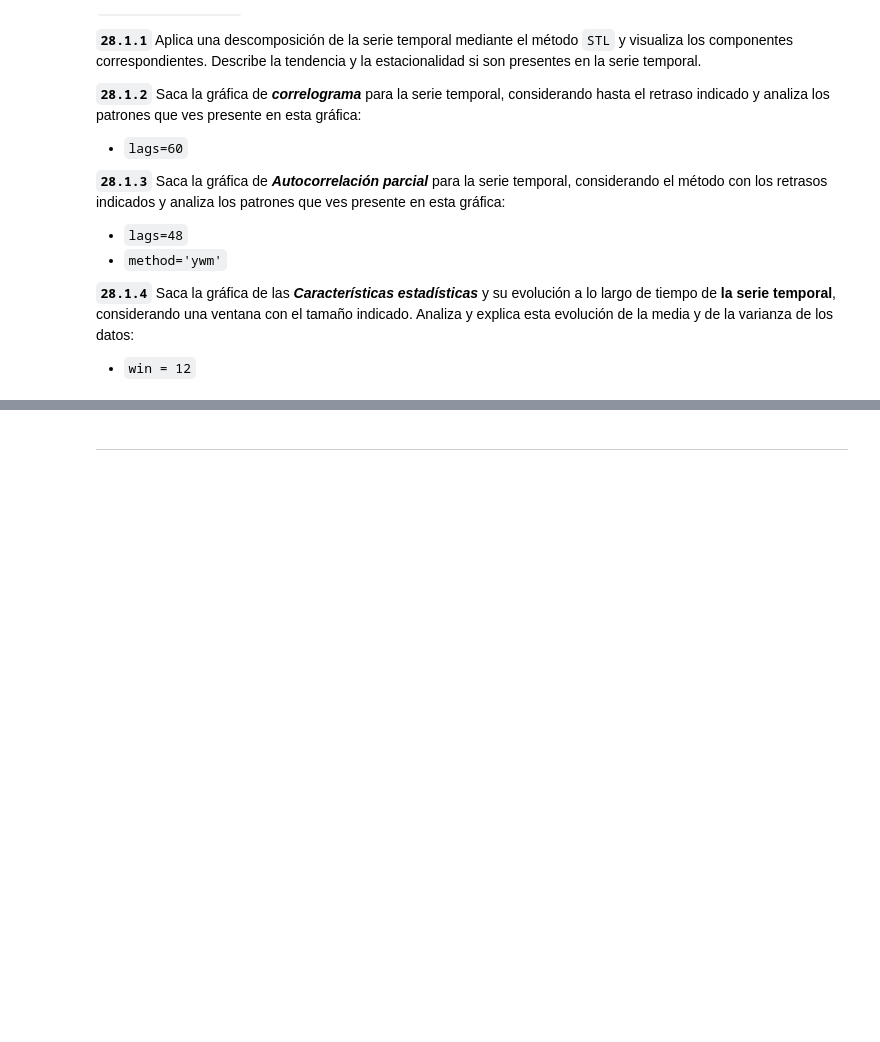
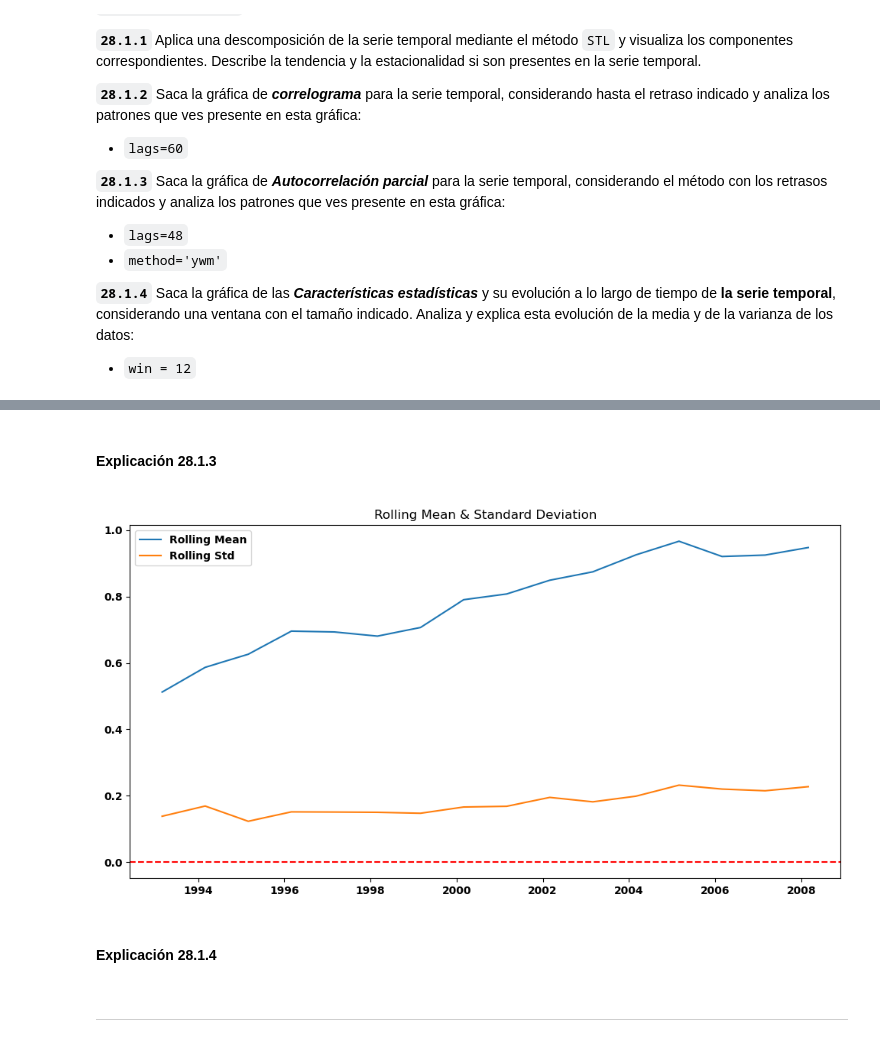
Before and after one commit to AlejandroSanchezMonzon/Analisis-Datos-BIGDATA-2023-2024, a Jupyter notebook: Bloque5/Sesion28-Cierre/Sesion28-Bloque5-Cierre-Series_Temporales-BigData+.ipynb, the cells around one changed output, grey strips where cells are left out. Drawn from its saved outputs; the diff is of its cells as text; code cells hidden in the pictures; blank space fills up the shorter version.

```diff
--- a/Bloque5/Sesion28-Cierre/Sesion28-Bloque5-Cierre-Series_Temporales-BigData+.ipynb
+++ b/Bloque5/Sesion28-Cierre/Sesion28-Bloque5-Cierre-Series_Temporales-BigData+.ipynb
@@ -113,3 +149,23 @@ fig.show()
+# %% [markdown]
+#### Explicación 28.1.3
+>
+# %%
+## Solución 28.1.4
+win = 12
+rolmean = df['venta_h02'].rolling(win).mean().iloc[win-1::win]
+rolstd = df['venta_h02'].rolling(win).std().iloc[win-1::win]
+
+plt.plot(rolmean, label='Rolling Mean')
+plt.plot(rolstd, label = 'Rolling Std')
+plt.axhline(y=0, color='r', linestyle='--')
+plt.title('Rolling Mean & Standard Deviation')
+plt.legend()
+plt.show()
+# %% [output]
+[figure, added]
+# %% [markdown]
+#### Explicación 28.1.4
+>
 # %% [markdown]
 ---
 # %% [markdown]
```
Also changed, not shown: parts of 54 cells of this notebook.
